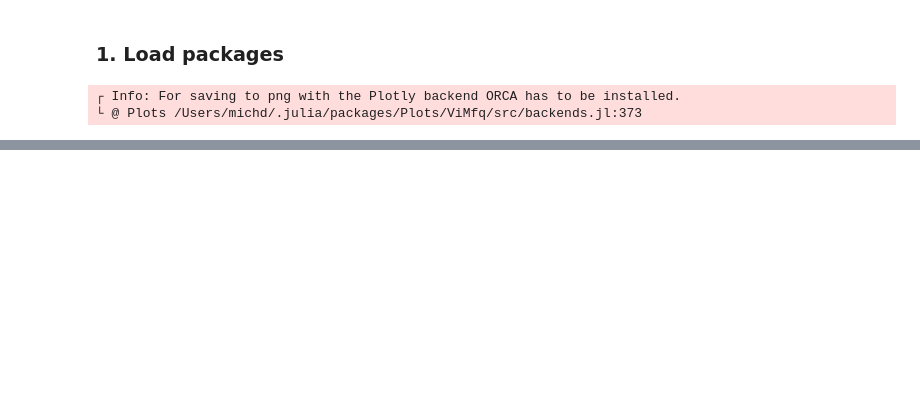
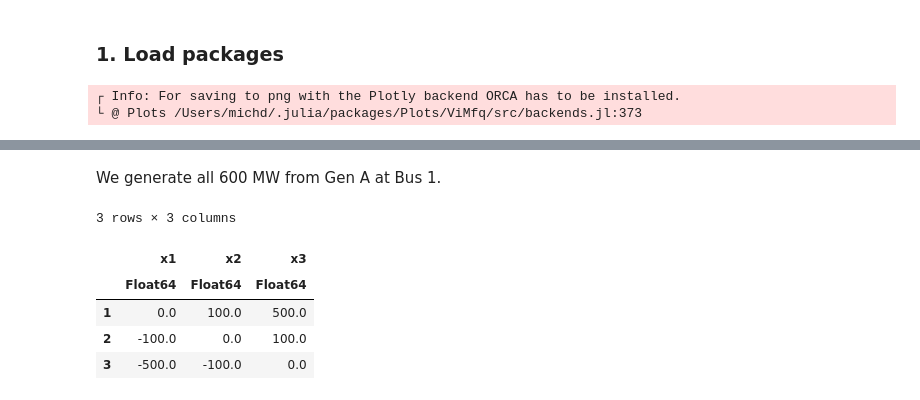
Before and after one commit to Power-Systems-Optimization-Course/power-systems-optimization, a Jupyter notebook: Notebooks/06-Optimal-Power-Flow.ipynb, the cells around one changed output, grey strips where cells are left out. Cells and saved outputs as stored; diff of their text form; code cells hidden in the pictures; blank space fills up the shorter version.

```diff
--- a/Notebooks/06-Optimal-Power-Flow.ipynb
+++ b/Notebooks/06-Optimal-Power-Flow.ipynb
@@ -230,0 +240,3 @@ solution.generation
+# %%
+solution = transport(gen, branch, gencost, bus)
+solution.generation
@@ -230,0 +249,11 @@ solution.generation
+# %% [markdown]
+We generate all 600 MW from Gen A at Bus 1.
+# %%
+DataFrame(solution.flows)
+# %% [output]
+3 rows × 3 columns
+|  | x1 | x2 | x3 |
+|  | Float64 | Float64 | Float64 |
+| 1 | 0.0 | 100.0 | 500.0 |
+| 2 | -100.0 | 0.0 | 100.0 |
+| 3 | -500.0 | -100.0 | 0.0 |
```
Also changed, not shown: parts of 30 cells of this notebook, 5 other files.
